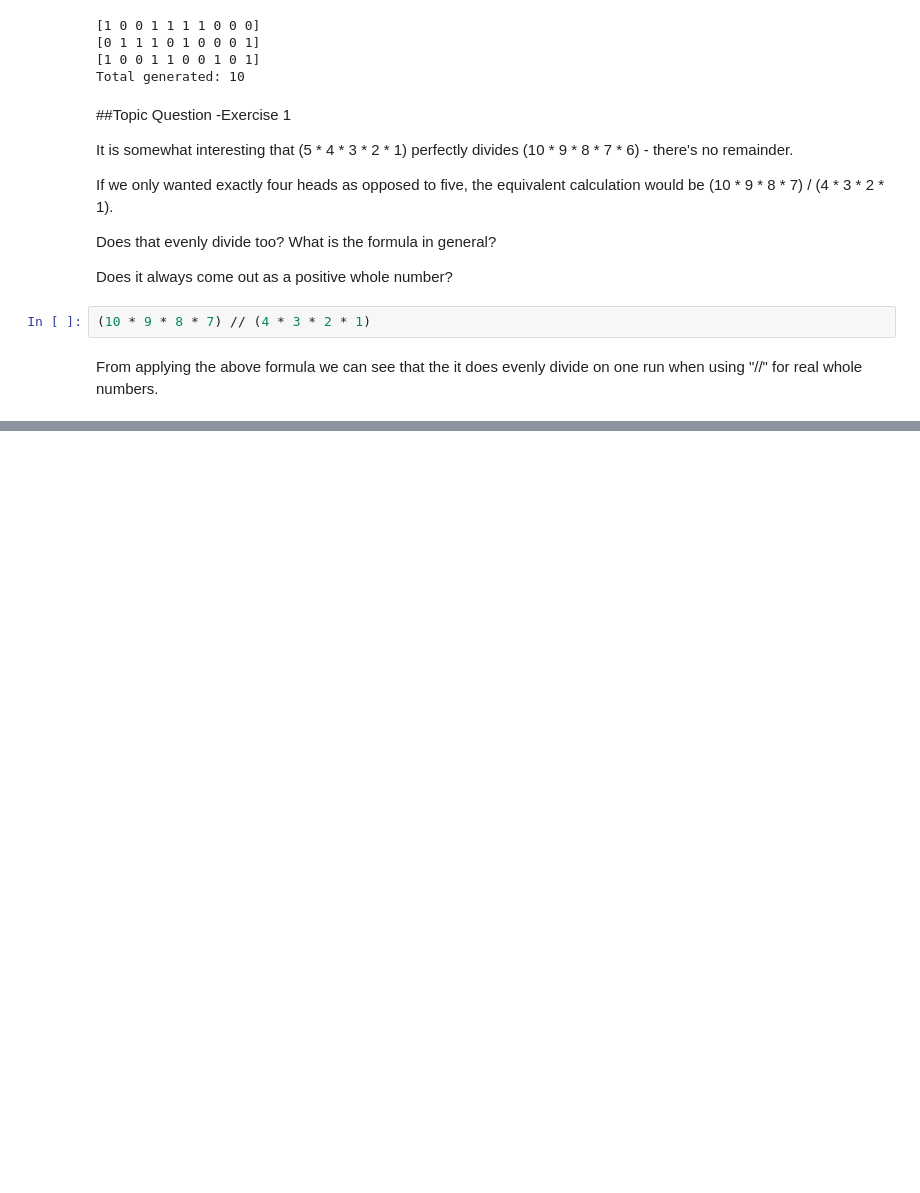
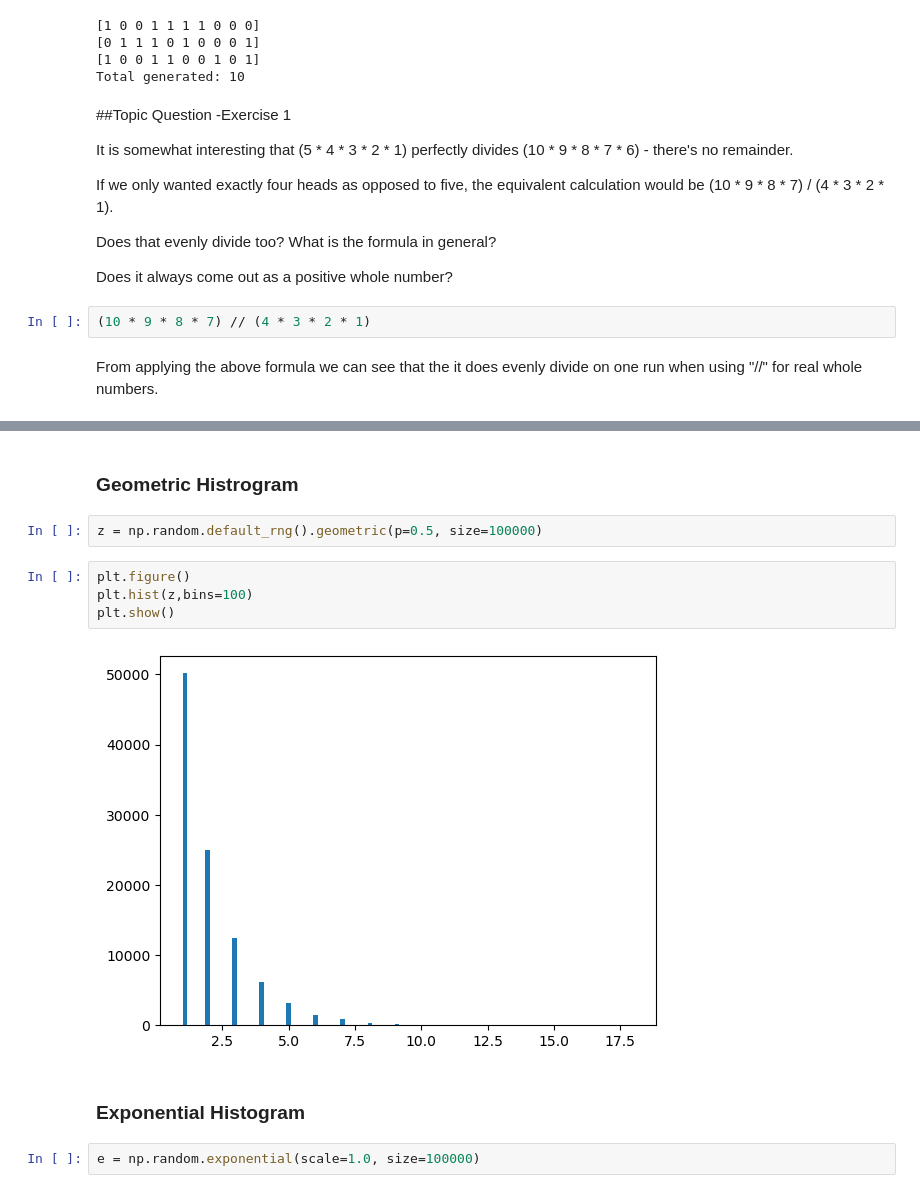
Before and after one commit to RyanMch97/FDA-Assement, a Jupyter notebook: FDA-Topic2.ipynb, the cells around one changed output, grey strips where cells are left out. Cells and saved outputs as stored; diff of their text form; blank space fills up the shorter version.

```diff
--- a/FDA-Topic2.ipynb
+++ b/FDA-Topic2.ipynb
@@ -76,0 +217,14 @@ while i <= 100:
+# %% [markdown]
+### Geometric Histrogram
+# %%
+z = np.random.default_rng().geometric(p=0.5, size=100000)
+# %%
+plt.figure()
+plt.hist(z,bins=100)
+plt.show()
+# %% [output]
+[figure, added]
+# %% [markdown]
+### Exponential Histogram
+# %%
+e = np.random.exponential(scale=1.0, size=100000)
```
Also changed, not shown: parts of 27 cells of this notebook.
